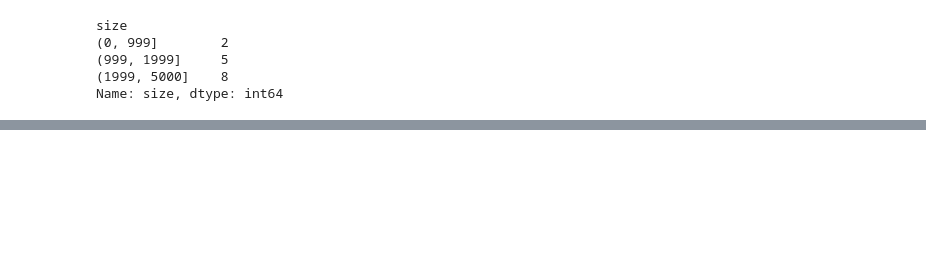
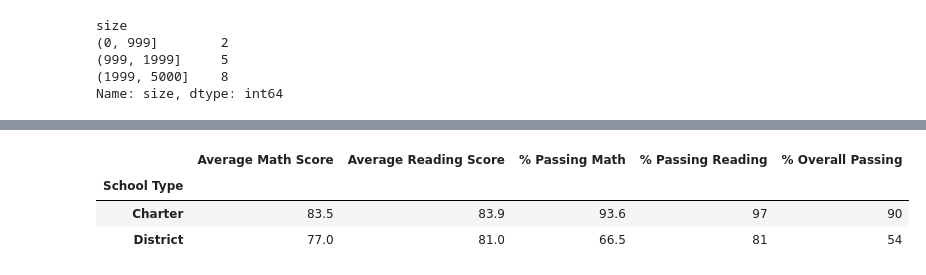
Before and after one commit to lallben/School_District_Analysis, a Jupyter notebook: PyCitySchools.ipynb, the cells around one changed output, grey strips where cells are left out. Drawn from its saved outputs; the diff is of its cells as text; code cells hidden in the pictures; blank space fills up the shorter version.

Commit message:
Adding files at the end of 4.13.3 - this is the final commit after summarising data by School Type.

```diff
--- a/PyCitySchools.ipynb
+++ b/PyCitySchools.ipynb
@@ -986,0 +987,26 @@ size_summary_df
+# %%
+# Calculate averages by School Type.
+type_math_scores = per_school_summary_df.groupby(["School Type"]).mean()["Average Math Score"]
+
+type_reading_scores = per_school_summary_df.groupby(["School Type"]).mean()["Average Reading Score"]
+
+type_passing_math = per_school_summary_df.groupby(["School Type"]).mean()["% Passing Math"]
+
+type_passing_reading = per_school_summary_df.groupby(["School Type"]).mean()["% Passing Reading"]
+
+overall_passing_type = per_school_summary_df.groupby(["School Type"]).mean()["% Overall Passing"]
+# %%
+# Assemble Summary by School Type into DataFrame and Format Output.
+type_summary_df = pd.DataFrame({
+          "Average Math Score" : type_math_scores.map("{:,.1f}".format),
+          "Average Reading Score": type_reading_scores.map("{:,.1f}".format),
+          "% Passing Math": type_passing_math.map("{:,.1f}".format),
+          "% Passing Reading": type_passing_reading.map("{:,.0f}".format),
+          "% Overall Passing": overall_passing_type.map("{:,.0f}".format)})
+
+type_summary_df
+# %% [output]
+|  | Average Math Score | Average Reading Score | % Passing Math | % Passing Reading | % Overall Passing |
+| School Type |  |  |  |  |  |
+| Charter | 83.5 | 83.9 | 93.6 | 97 | 90 |
+| District | 77.0 | 81.0 | 66.5 | 81 | 54 |
```
Also changed, not shown: parts of 9 cells of this notebook.
